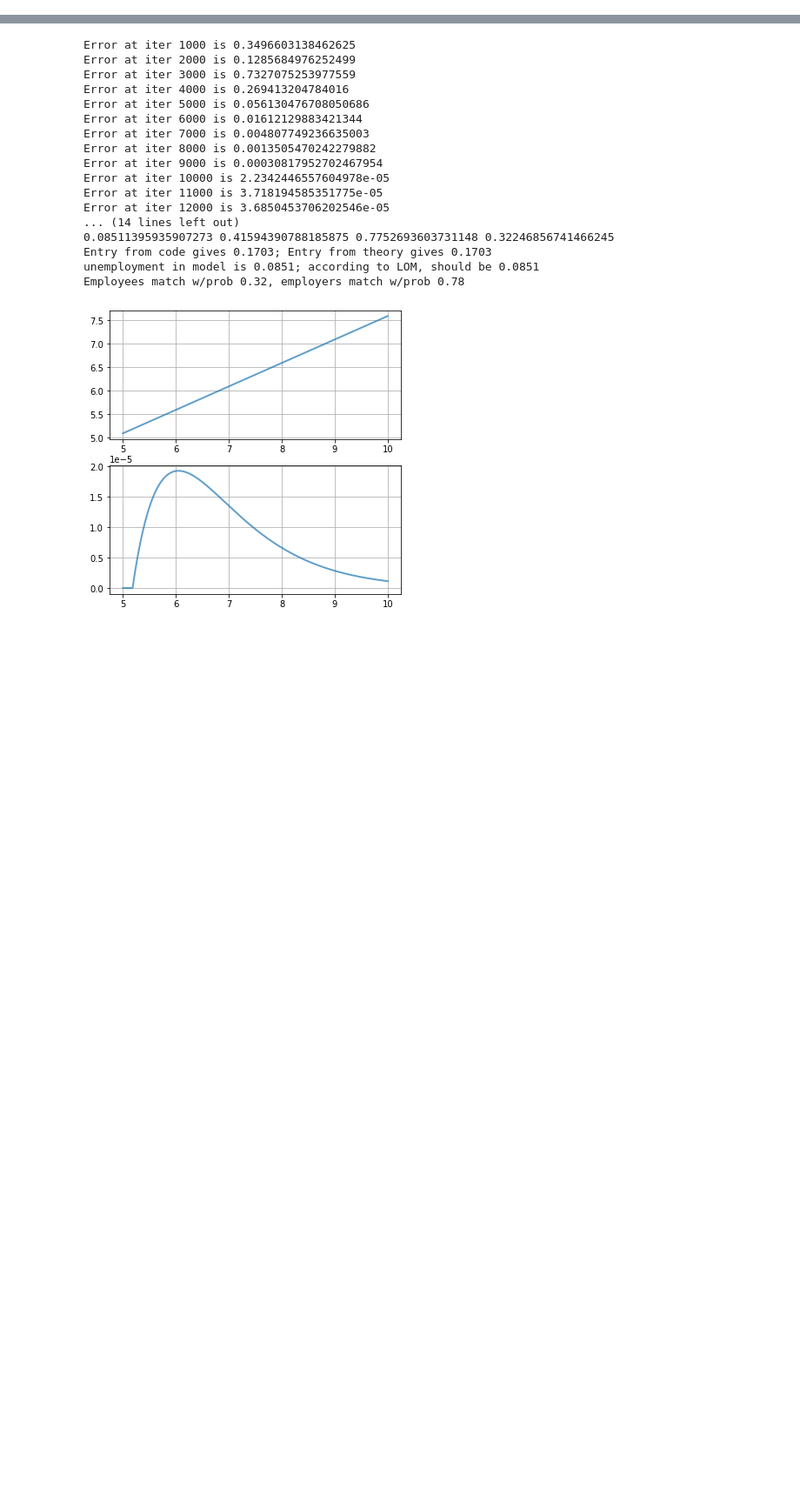
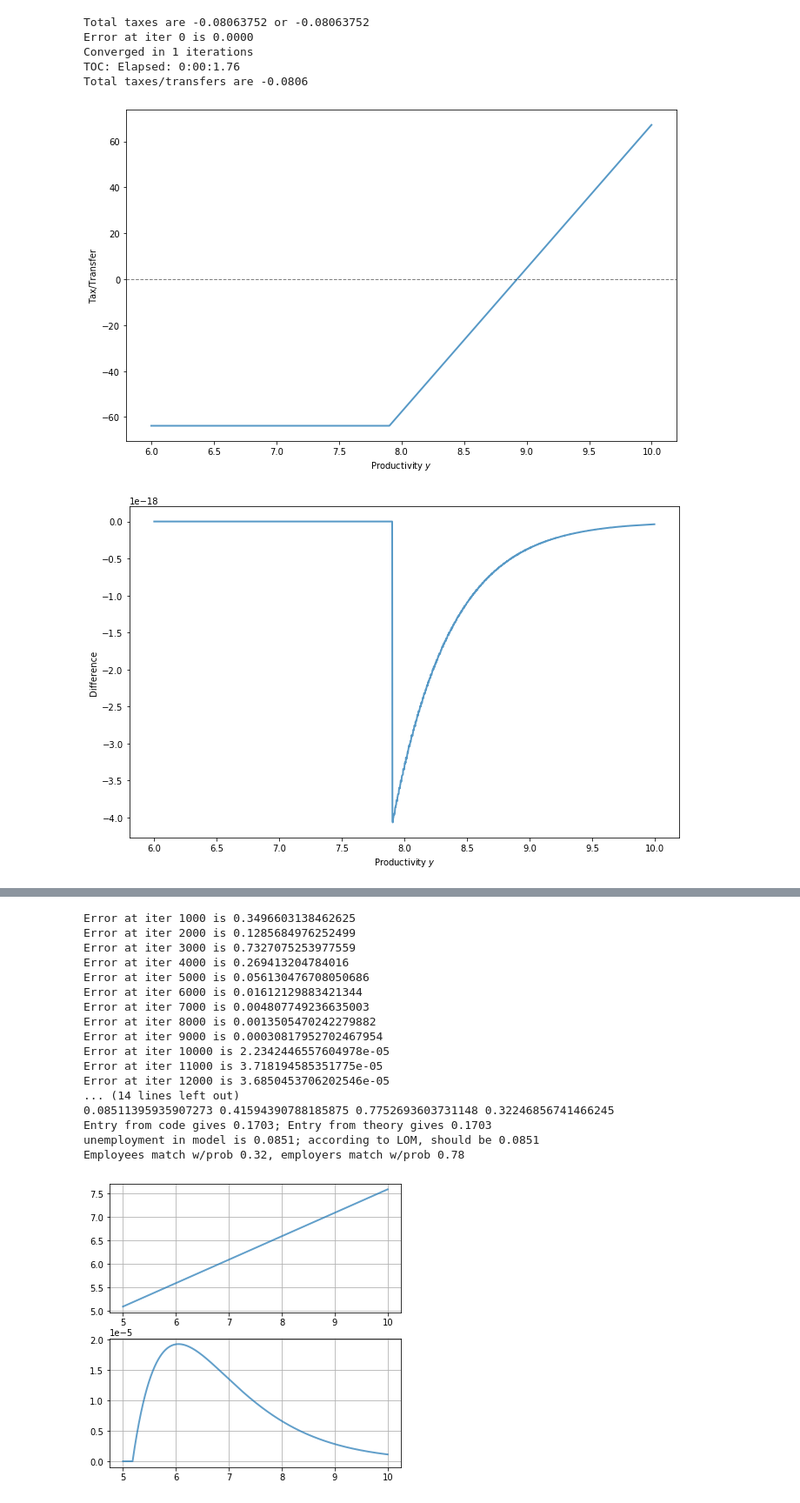
Before and after one commit to spspitze/Outsourcing, a Jupyter notebook: Python Code/LS.ipynb, the cells around one changed output, grey strips where cells are left out. Shown at 87% size. Drawn from its saved outputs; the diff is of its cells as text; code cells hidden in the pictures; blank space fills up the shorter version.

Commit message:
Python Update. Add LS OJS and Planner's Problem

```diff
--- a/Python Code/LS.ipynb
+++ b/Python Code/LS.ipynb
@@ -563,6 +652,6 @@ Hiring entry from code 0.0676; theory 0.0676
 # %%
 # Planner's (run above cell first)
-tol = 1e-8
+tol = 1e-5
 max_iter = 1e5
 # max_iter = 50
 slow = 1e-1
@@ -602,0 +690,24 @@ Hiring entry from code 0.0194; theory 0.0194
+# %%
+# Run with taxes
+tau, ls_tau = ls_taxes(ls, v_grid_p, n_grid_p)
+
+guess = v_grid_p, n_grid_p
+
+qe.tic()
+v_grid_tau, n_grid_tau = ls_solve_model(
+    ls_tau, guess, tol, max_iter, slow, planner=False, verbose=verbose, print_skip=print_skip)
+qe.toc()
+
+# ls_list_facts(ls, v_grid_tau, n_grid_tau)
+
+# ls_graph_results(ls, v_grid_tau, n_grid_tau)
+
+tax_compare(ls_tau, v_grid_p, n_grid_p, v_grid_tau, n_grid_tau)
+# %% [output]
+Total taxes are -0.08063752 or -0.08063752
+Error at iter 0 is 0.0000
+Converged in 1 iterations
+TOC: Elapsed: 0:00:1.76
+Total taxes/transfers are -0.0806
+[figure, added]
+[figure, added]
```
Also changed, not shown: parts of 5 cells of this notebook, 2 other files.
